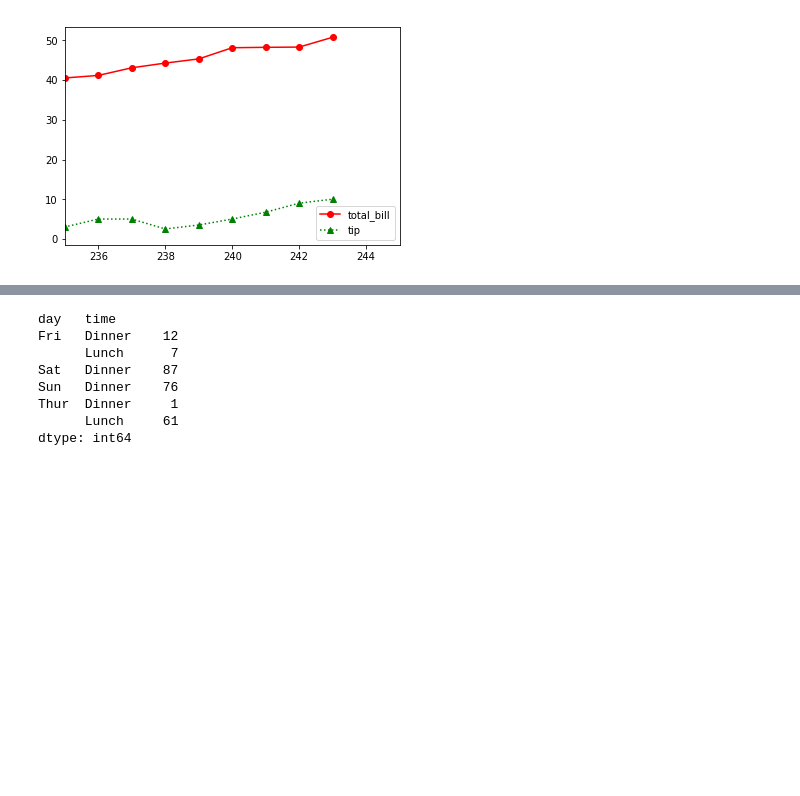
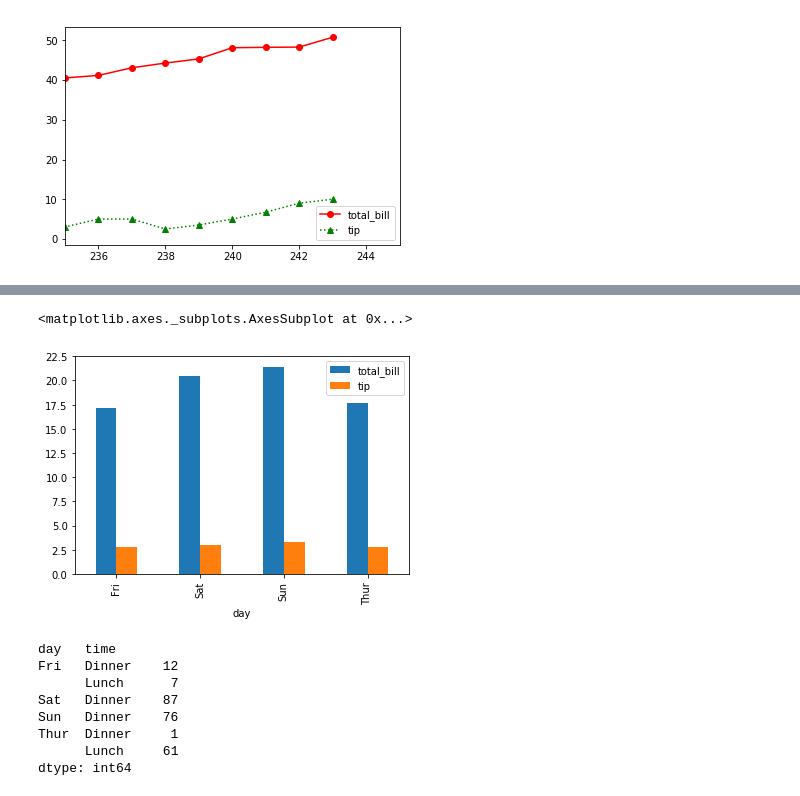
Before and after one commit to base0/Data-Science-with-Python, a Jupyter notebook: 3 matplotlib.ipynb, the cells around one changed output, grey strips where cells are left out. Cells and saved outputs as stored; diff of their text form; code cells hidden in the pictures; blank space fills up the shorter version.

```diff
--- a/3 matplotlib.ipynb
+++ b/3 matplotlib.ipynb
@@ -90,3 +115,8 @@ _.plot.bar()
+# %%
+df.groupby('day').mean().drop('size', axis=1).plot.bar()
+# %% [output]
+<matplotlib.axes._subplots.AxesSubplot at 0x...>
+[figure, added]
 # %%
 df.groupby(['day', 'time']).size()
 # %% [output]
```
Also changed, not shown: parts of 7 cells of this notebook.
